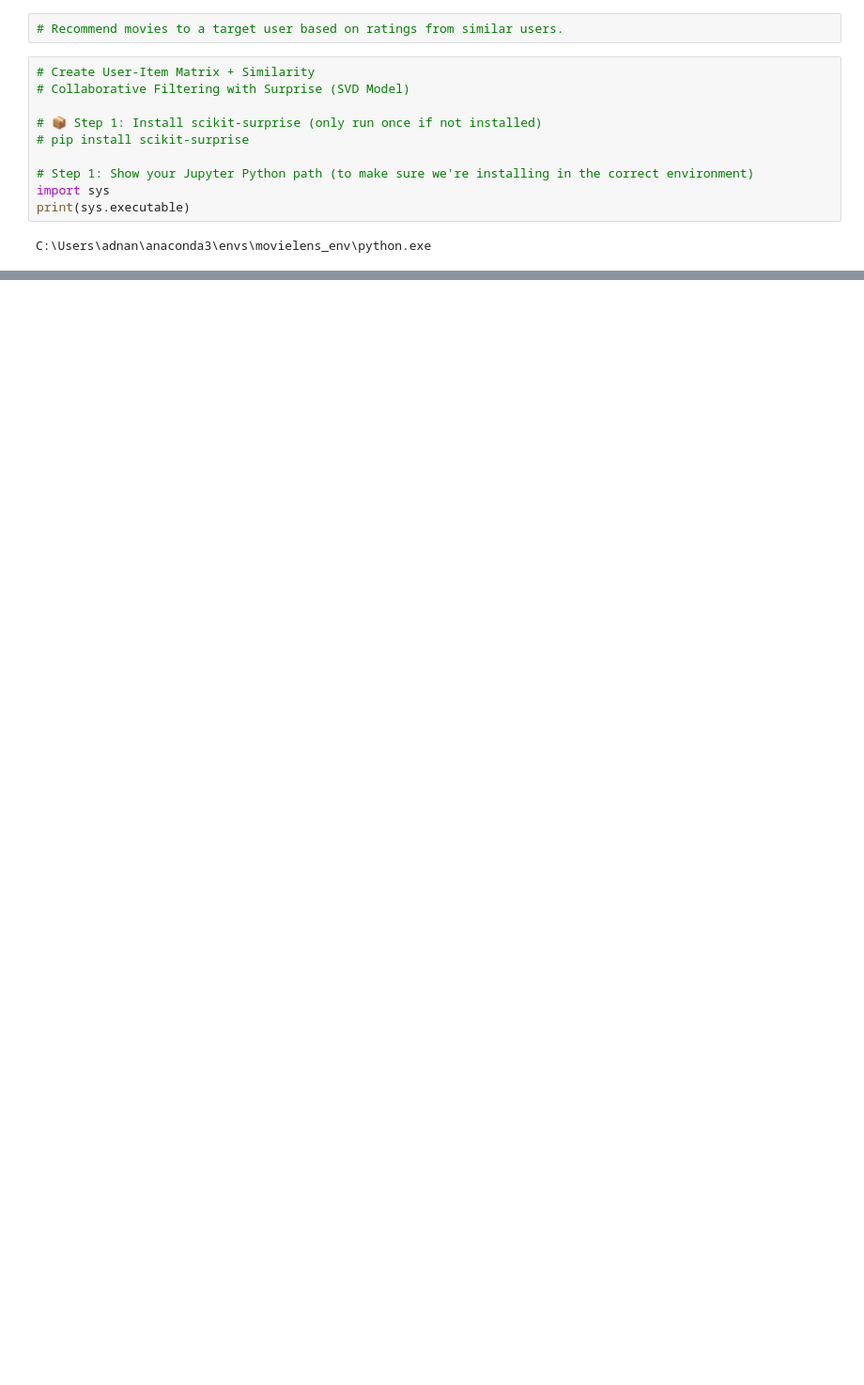
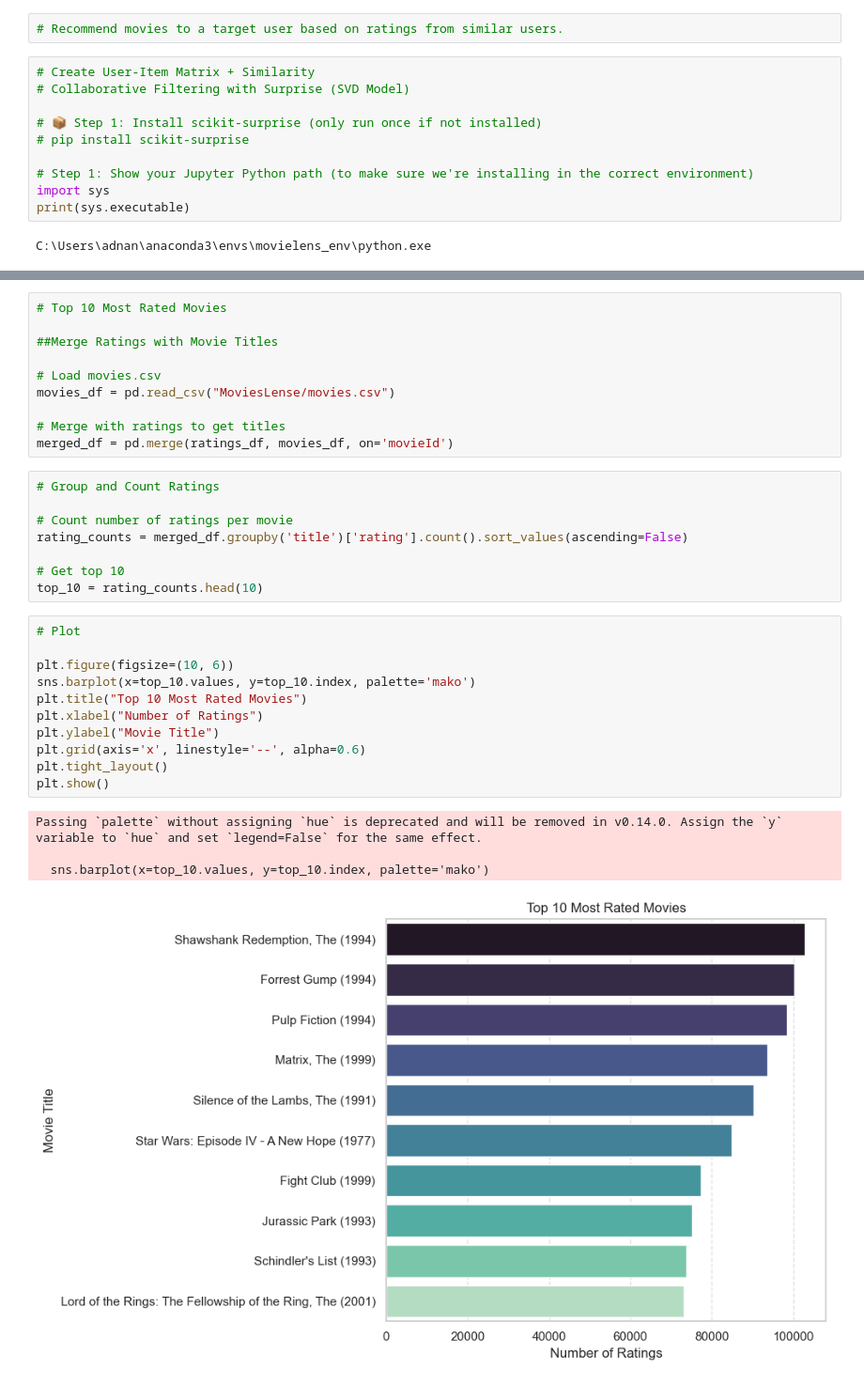
Before and after one commit to muhammadadnan-javed/FYP_DS_Adnan, a Jupyter notebook: FYPAdnanDS.ipynb, the cells around one changed output, grey strips where cells are left out. Shown at 94% size. Drawn from its saved outputs; the diff is of its cells as text; blank space fills up the shorter version.

```diff
--- a/FYPAdnanDS.ipynb
+++ b/FYPAdnanDS.ipynb
@@ -370,0 +625,34 @@ NameError: name 'pd' is not defined
+# %%
+# Top 10 Most Rated Movies
+
+##Merge Ratings with Movie Titles
+
+# Load movies.csv
+movies_df = pd.read_csv("MoviesLense/movies.csv")
+
+# Merge with ratings to get titles
+merged_df = pd.merge(ratings_df, movies_df, on='movieId')
+# %%
+# Group and Count Ratings
+
+# Count number of ratings per movie
+rating_counts = merged_df.groupby('title')['rating'].count().sort_values(ascending=False)
+
+# Get top 10
+top_10 = rating_counts.head(10)
+# %%
+# Plot
+
+plt.figure(figsize=(10, 6))
+sns.barplot(x=top_10.values, y=top_10.index, palette='mako')
+plt.title("Top 10 Most Rated Movies")
+plt.xlabel("Number of Ratings")
+plt.ylabel("Movie Title")
+plt.grid(axis='x', linestyle='--', alpha=0.6)
+plt.tight_layout()
+plt.show()
+# %% [output]
+Passing `palette` without assigning `hue` is deprecated and will be removed in v0.14.0. Assign the `y` variable to `hue` and set `legend=False` for the same effect.
+
+  sns.barplot(x=top_10.values, y=top_10.index, palette='mako')
+[figure, added]
```
Also changed, not shown: parts of 33 cells of this notebook.
